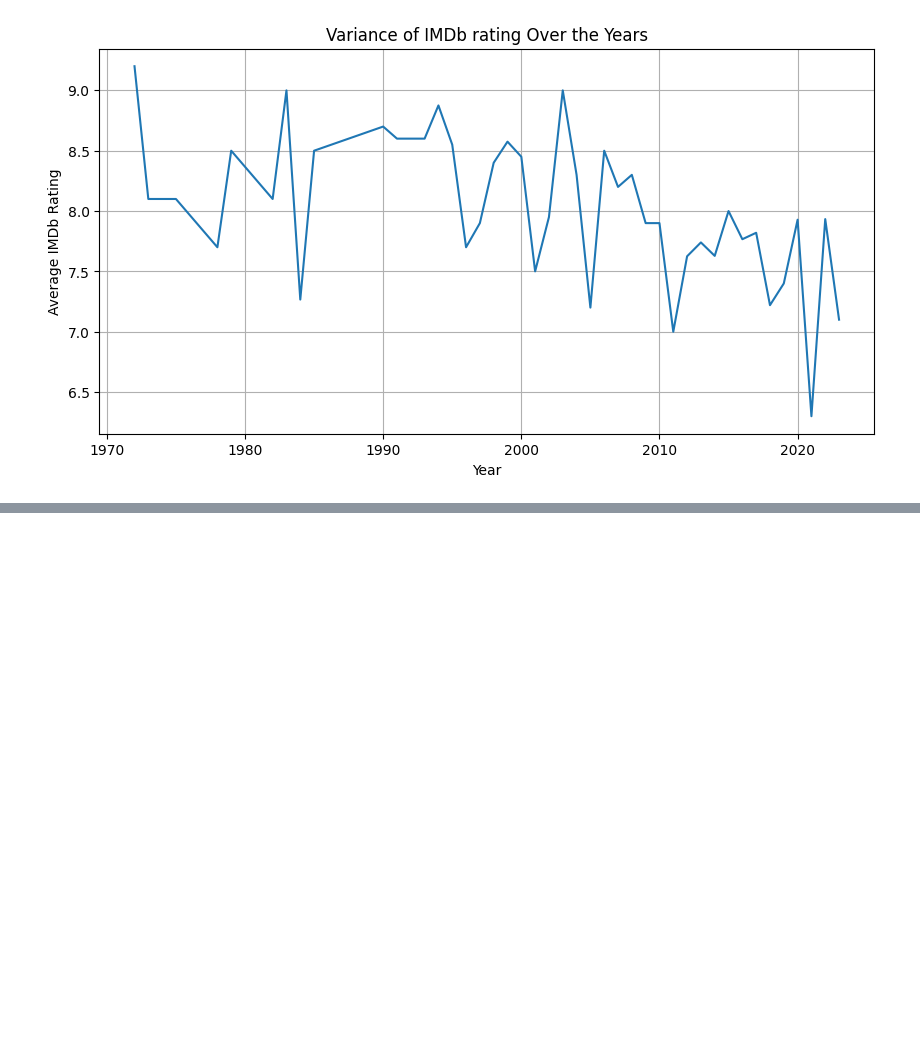
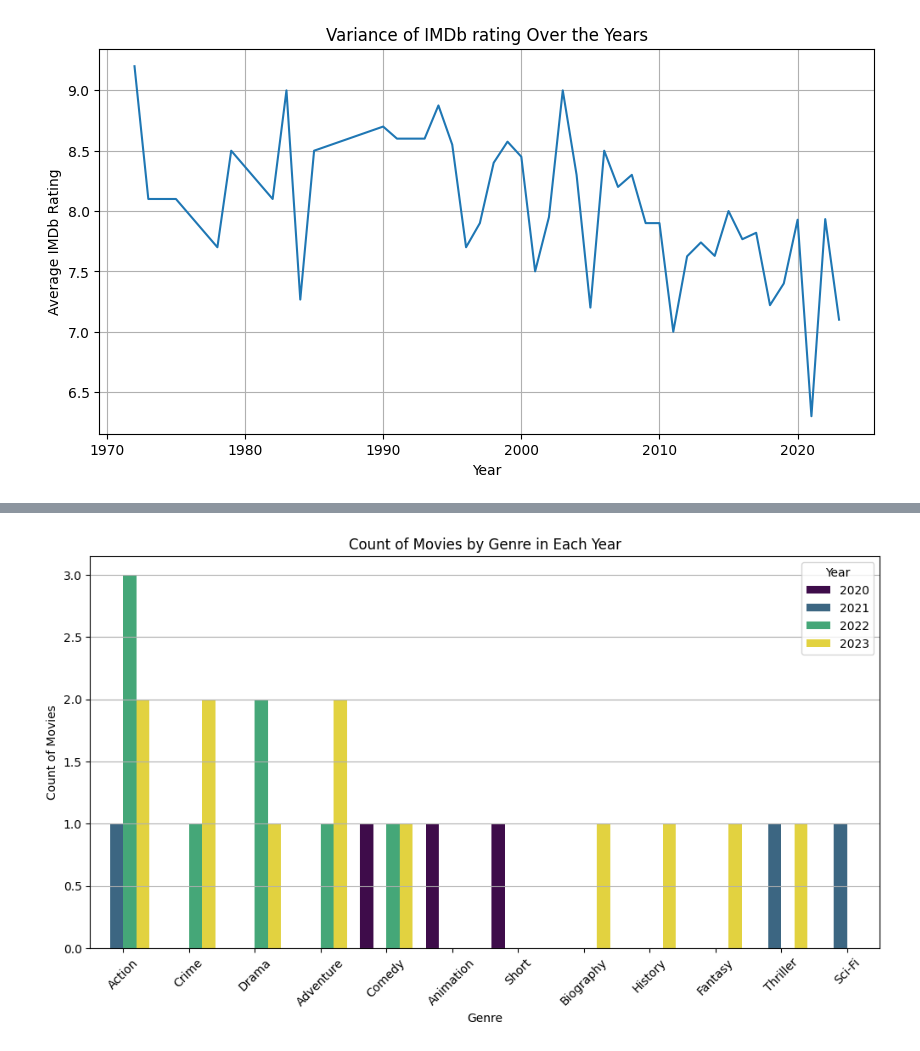
Before and after one commit to anitajn86/DATA-MINING-AND-ANALYTICS, a Jupyter notebook: Mining/dupedmovies.ipynb, the cells around one changed output, grey strips where cells are left out. Cells and saved outputs as stored; diff of their text form; code cells hidden in the pictures; blank space fills up the shorter version.

```diff
--- a/Mining/dupedmovies.ipynb
+++ b/Mining/dupedmovies.ipynb
@@ -380,0 +443,22 @@ plt.show()
+# %%
+recent_releases=df[df['Year']>=2020]
+
+# Split genres and explode into separate rows
+df_exploded = recent_releases.assign(Genre=recent_releases['Genre'].str.split(', ')).explode('Genre')
+
+# Count movies per genre per year
+plt.figure(figsize=(12, 6))
+sns.countplot(data=df_exploded, x="Genre", hue="Year", palette="viridis")
+
+# Labels and title
+plt.title("Count of Movies by Genre in Each Year")
+plt.xlabel("Genre")
+plt.ylabel("Count of Movies")
+plt.xticks(rotation=45)
+plt.legend(title="Year")
+plt.grid(axis='y')
+
+# Show the plot
+plt.show()
+# %% [output]
+[figure, added]
```
Also changed, not shown: parts of 8 cells of this notebook.
